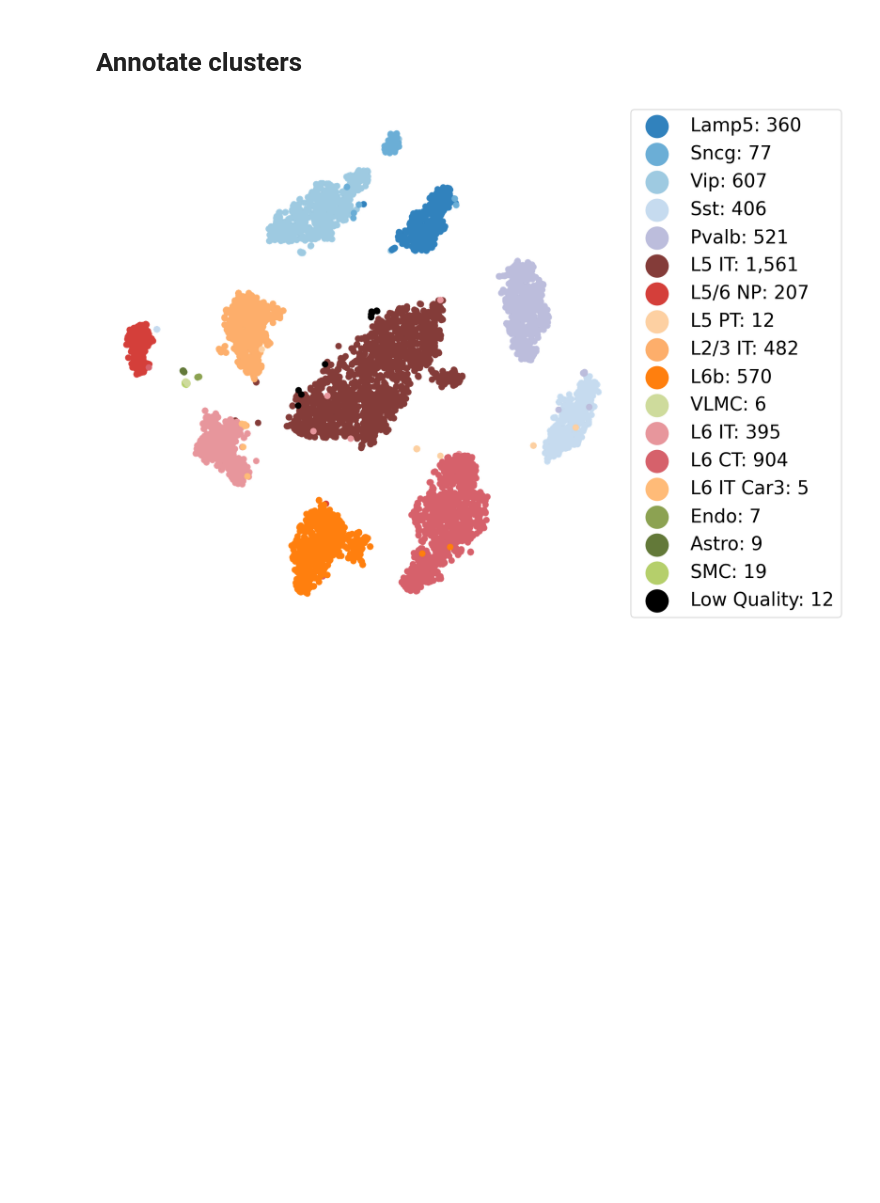
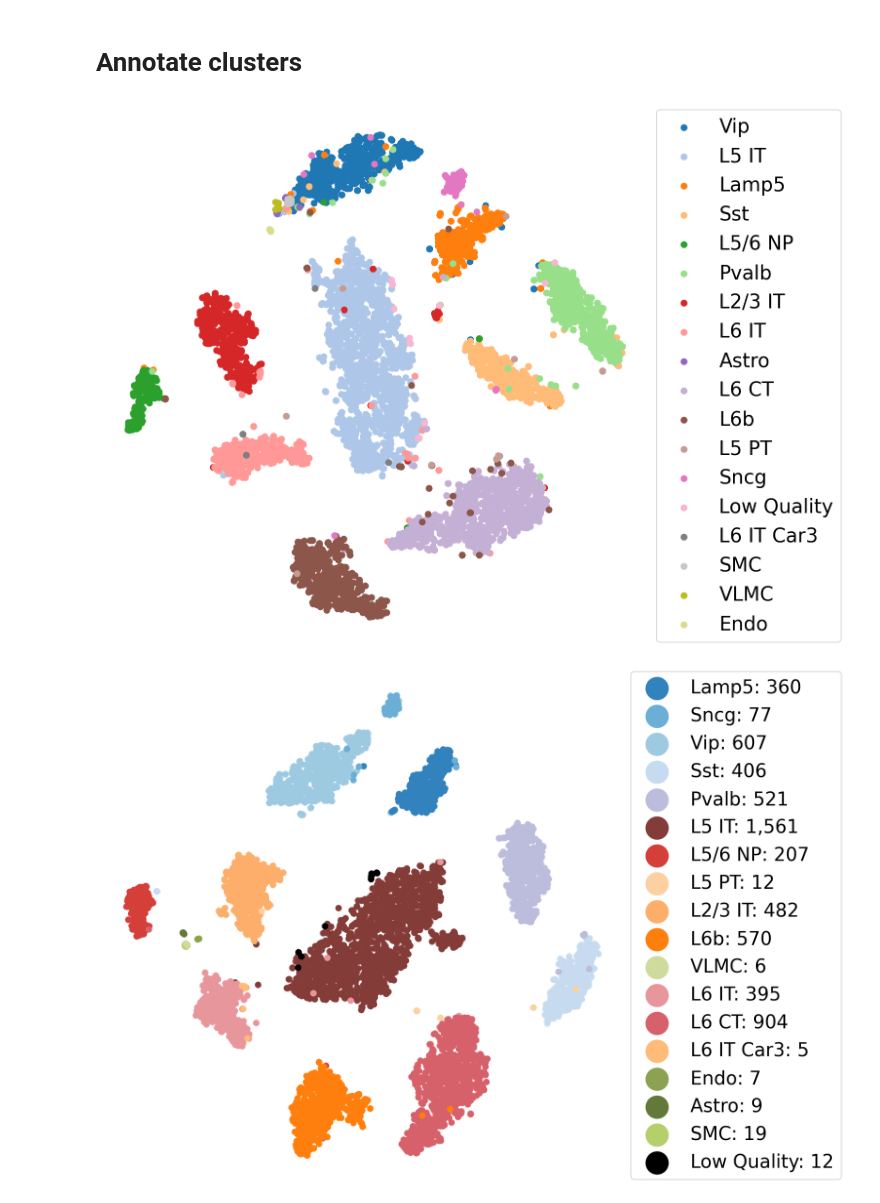
Before and after one commit to pachterlab/BYVSTZP_2020, a Jupyter notebook: analysis/notebooks/basic.ipynb, the cells around one changed output. Drawn from its saved outputs; the diff is of its cells as text; code cells hidden in the pictures; blank space fills up the shorter version.

Commit message:
added isoform splitting analysis and isoform tsne making

```diff
--- a/analysis/notebooks/basic.ipynb
+++ b/analysis/notebooks/basic.ipynb
@@ -77,6 +77,36 @@ cluster_order = [
 ]
 # %% [markdown]
 # Annotate clusters
+# %%
+fig, ax = plt.subplots(figsize=(10,10))
+
+c = isoform.obs["subclass_label"].unique().astype(str)
+cmap = cm.get_cmap("tab20")
+
+for idx, cluster in enumerate(c):
+    XX = isoform[isoform.obs.subclass_label == cluster,:].obsm["X_nca_tsne"]
+
+    x = XX[:,0]
+    y = XX[:,1]
+    if cluster == "Endo": y = y-10
+    if cluster == "SMC": y = y+5; x=x+5
+    ax.scatter(x, y, color = cmap(idx), label=cluster)
+    #ax.annotate(cluster,
+    #         (np.mean(x), np.mean(y)),
+    #         horizontalalignment='center',
+    #         verticalalignment='center',
+    #         size=15, weight='bold',
+    #         color="white",
+    #           backgroundcolor=cmap(idx))
+
+
+ax.legend(loc='center left', bbox_to_anchor=(1, 0.5))
+ax.set_axis_off()
+plt.savefig("../../figures/isoform_tsne_nca_projection.png",bbox_inches='tight', dpi=300)
+
+plt.show()
+# %% [output]
+[figure, added]
 # %%
 fig, ax = plt.subplots(figsize=(10,10))
 
```
Also changed, not shown: 5 other files.
